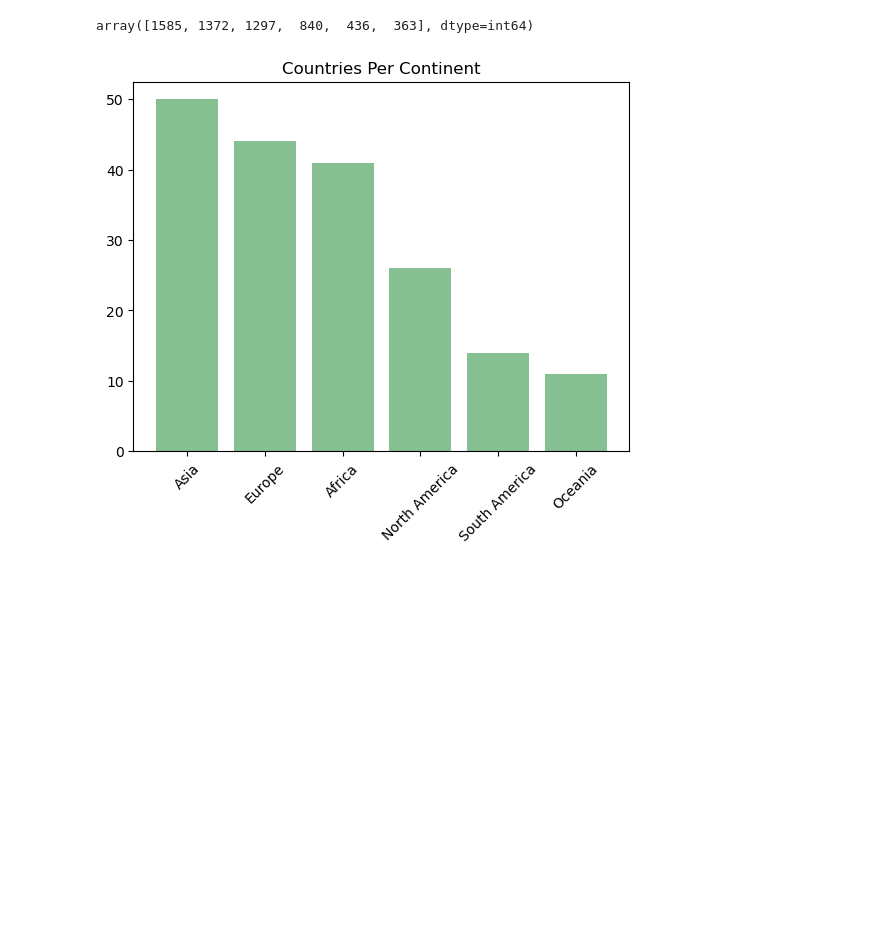
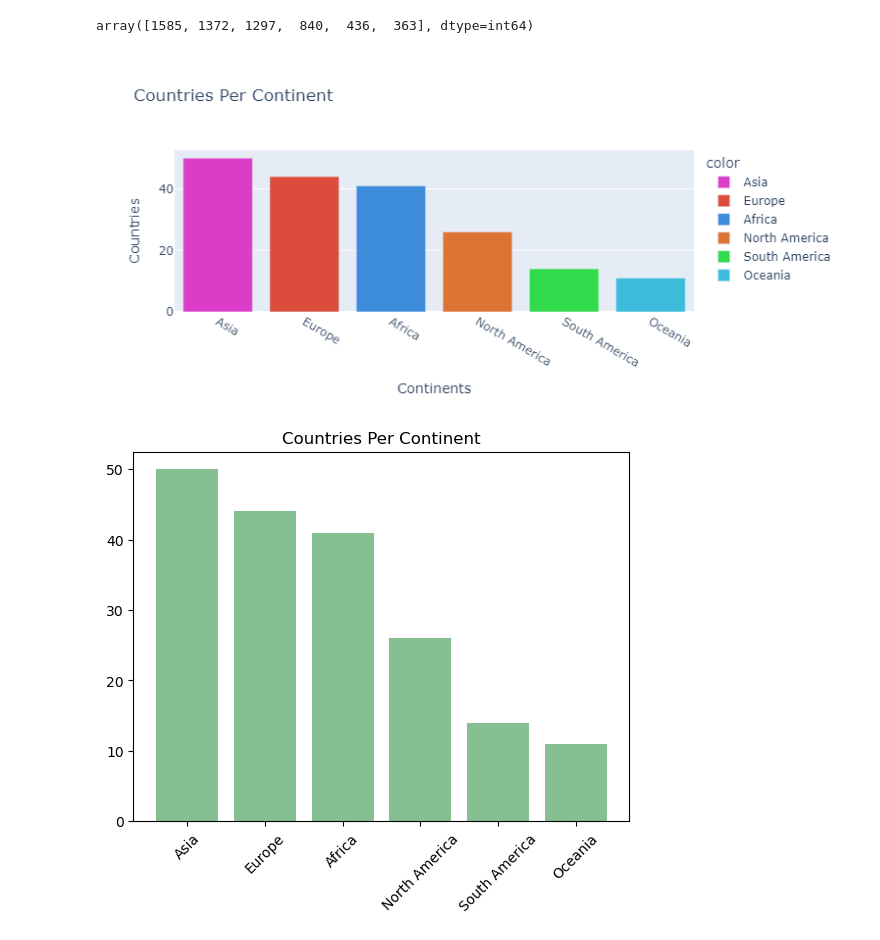
Before and after one commit to nss-data-science-cohort-8/un-exploration-Mythical-clj, a Jupyter notebook: notebooks/UN_Data_Exploration.ipynb, the cells around one changed output. Saved outputs shown, nothing was run; the diff lists cells and outputs as text; code cells hidden in the pictures; blank space fills up the shorter version.

Commit message:
Imported Plotly and created new graphs. 10/12.

```diff
--- a/notebooks/UN_Data_Exploration.ipynb
+++ b/notebooks/UN_Data_Exploration.ipynb
@@ -207,6 +215,17 @@ array([1585, 1372, 1297,  840,  436,  363], dtype=int64)
 # %%
 gdp_df_clean = gdp_df.drop_duplicates(subset='Country')
 gdp_df_counts= gdp_df_clean['Continent'].value_counts()
+# %%
+px.bar(
+    x=gdp_df_clean['Continent'].unique(),
+    y=gdp_df_counts,
+    color=['Asia', 'Europe', 'Africa', 'North America', 'South America', 'Oceania'],
+    color_discrete_sequence=['#DB3DC9', '#DB4C3D', '#3D8CDB','#DB7332','#32DB4C','#3DBBDB'],
+    title='Countries Per Continent',
+    labels={'x':'Continents', 'y':'Countries'}
+)
+# %% [output]
+[figure, added]
 # %%
 plt.bar(gdp_df_clean['Continent'].unique(), gdp_df_counts, color='#86bf91')
 plt.title('Countries Per Continent')
```
Also changed, not shown: parts of 4 cells of this notebook.
